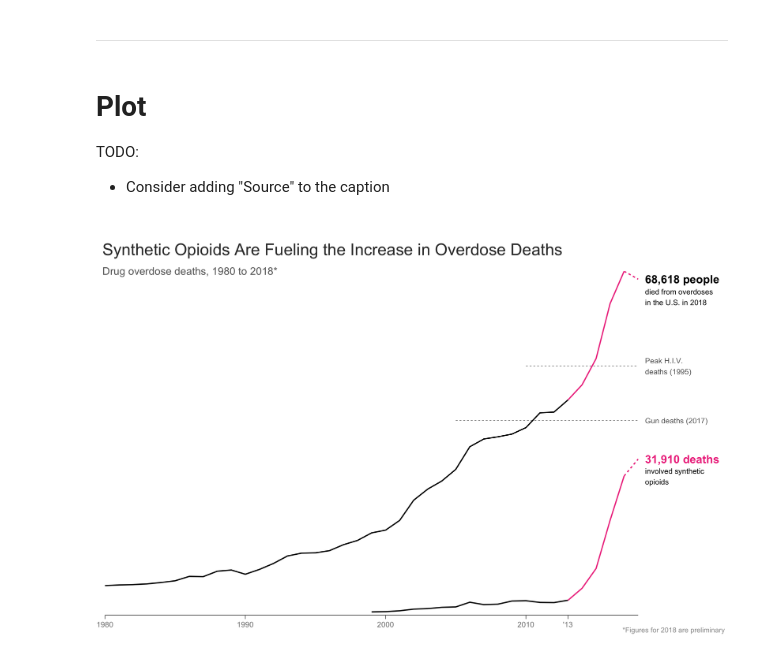
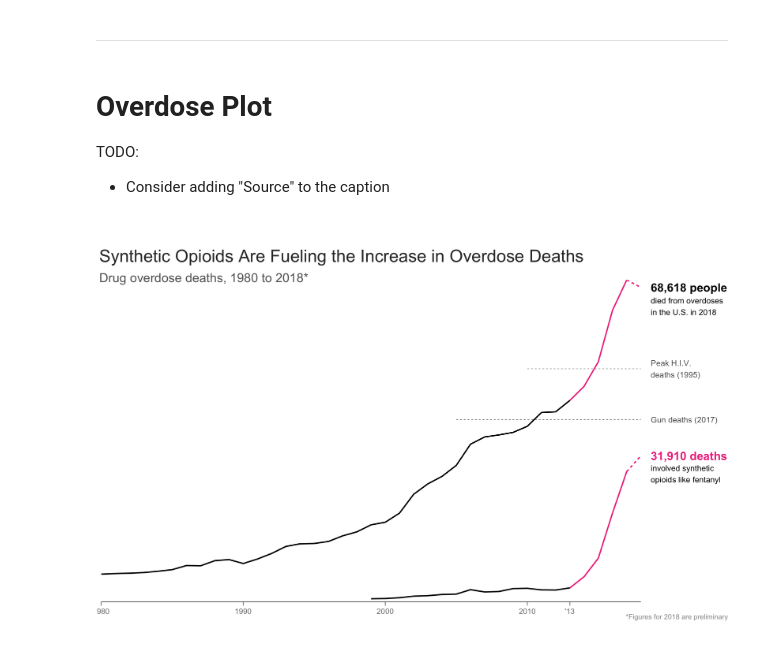
Before and after one commit to nithish08/opioids, a Jupyter notebook: src/MS-fentanyl-rise.ipynb, the cells around one changed output. Drawn from its saved outputs; the diff is of its cells as text; code cells hidden in the pictures.

```diff
--- a/src/MS-fentanyl-rise.ipynb
+++ b/src/MS-fentanyl-rise.ipynb
@@ -191,7 +191,7 @@ all2018
 # %% [markdown]
 ---------------------
 # %% [markdown]
-# Plot
+# Overdose Plot
 
 TODO:
 * Consider adding "Source" to the caption
@@ -215,20 +215,21 @@ theme_custom <- theme(panel.grid = element_blank(),
                       axis.text.x = element_text(size = 13, colour = "grey50", vjust = 0),
                       axis.text.y = element_blank(),
                       axis.title = element_blank(),
-                      plot.title = element_text(size = 28, colour = "grey20", vjust = 0),
-                      plot.subtitle = element_text(size = 18, colour = "grey40", vjust = -3),
-                      plot.caption = element_text(size = 12, colour = "grey60", vjust = 3))
+                      plot.title = element_text(size = 29.5, colour = "grey20", vjust = 0),
+                      plot.subtitle = element_text(size = 21.5, colour = "grey40", vjust = -2),
+                      plot.caption = element_text(size = 12, colour = "grey60", vjust = 3),
+                      plot.margin = unit(c(0.5, 0, 1, 0), "cm"))
 
 # Colours
 highlight = "violetred2"
 
 # Sizes
-lwidth = 1
-med = 6.8
-small = 4.5
+lwidth = 1.1
+med = 7
+small = 4.8
 
 # Positions for margin notes
-x1 <- 2018.5
+x1 <- 2018.7
 
 # Axes marks
 xbreaks <- c(1980, 1990, 2000, 2010, 2013)
@@ -269,37 +270,38 @@ q <- q + geom_line(aes(x = Year, y = Deaths), data = all2018, colour = highlight
 q <- q + geom_line(aes(x = Year, y = Deaths), data = synth2018, colour = highlight, linetype = "22", size = lwidth)
 
 
 ##################################################
 # Annnotations
 ##################################################
 
 
+# Total deaths annotation
+q <- q + annotate("text", label = "68,618 people", x = x1, y = 68618, fontface = "bold", size = med, hjust = 0)
+q <- q + annotate("text", label = "died from overdoses\nin the U.S. in 2018", x = x1, y = 64500,
+                  size = small, hjust = 0)
+
 # Synthetic deaths annotation
 q <- q + annotate("text", label = "31,910 deaths", x = x1, y = 31910, hjust = 0, fontface = "bold", size = med,
                   colour = highlight)
-q <- q + annotate("text", label = "involved synthetic\nopioids", x = x1, y = 28400, size = small, hjust = 0)
+q <- q + annotate("text", label = "involved synthetic\nopioids like fentanyl", x = x1, y = 28000, size = small, hjust = 0)
 
-# Total deaths annotation
-q <- q + annotate("text", label = "68,618 people", x = x1, y = 68618, fontface = "bold", size = med, hjust = 0)
-q <- q + annotate("text", label = "died from overdoses\nin the U.S. in 2018", x = x1, y = 65000,
-                  size = small, hjust = 0)
 
 # Titles
 q <- q + labs(title = "\nSynthetic Opioids Are Fueling the Increase in Overdose Deaths")
 q <- q + labs(subtitle = "Drug overdose deaths, 1980 to 2018*")
 q <- q + labs(caption = "*Figures for 2018 are preliminary")
 
 
 # Axes
 q <- q + geom_segment(aes(x = 1980, y = 0, xend = 2018, yend = 0), colour = "grey40", size = 1.2)
-q <- q + scale_x_continuous(breaks = xbreaks, labels = xlabs, expand = c(0.004,0))
+q <- q + scale_x_continuous(breaks = xbreaks, labels = xlabs, expand = c(0.003,0))
 q <- q + scale_y_continuous(expand = c(0,0))
 q <- q + coord_cartesian(xlim = c(1980, 2024))
 
 
 # Themes
 q <- q + theme_minimal() + theme_custom
 
 q
 # %% [output]
-[figure, old version]
+[figure, new version]
```
Also changed, not shown: parts of 2 cells of this notebook, 5 other files.
